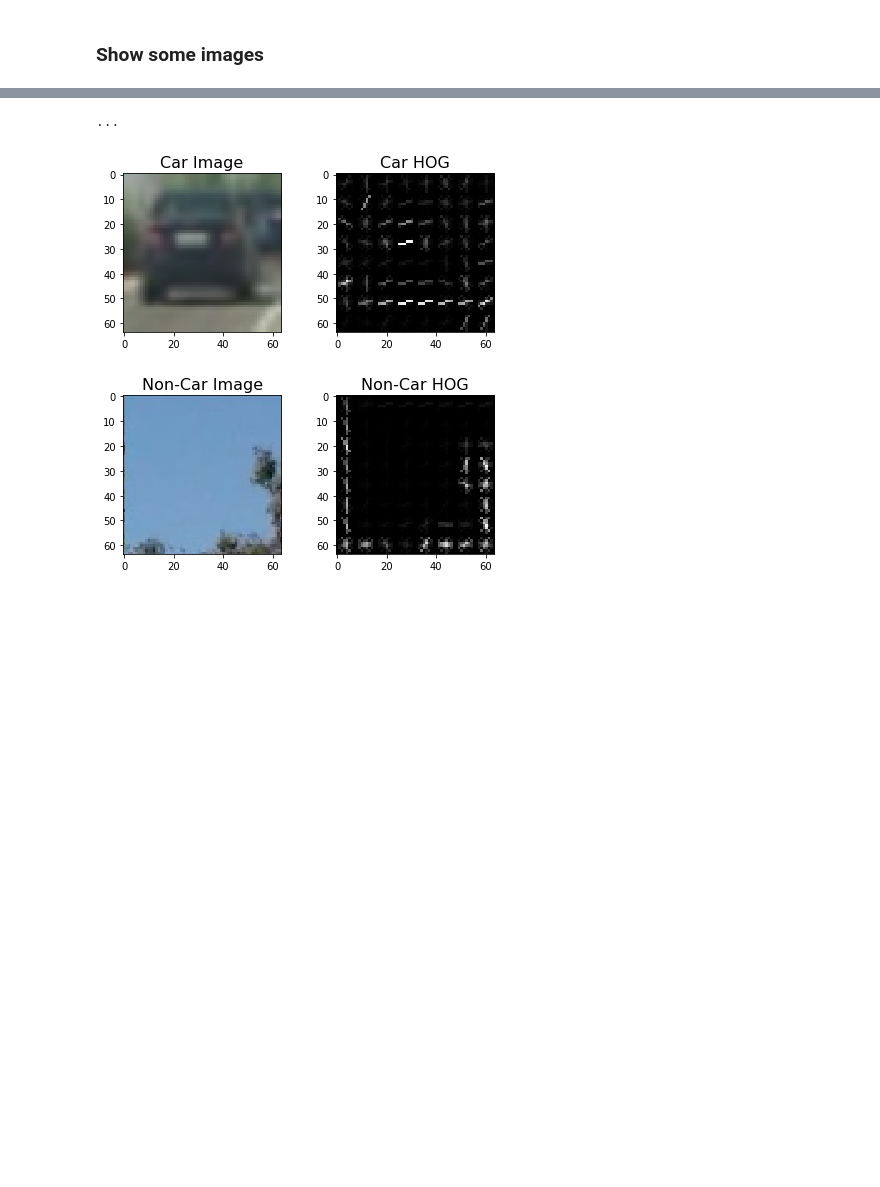
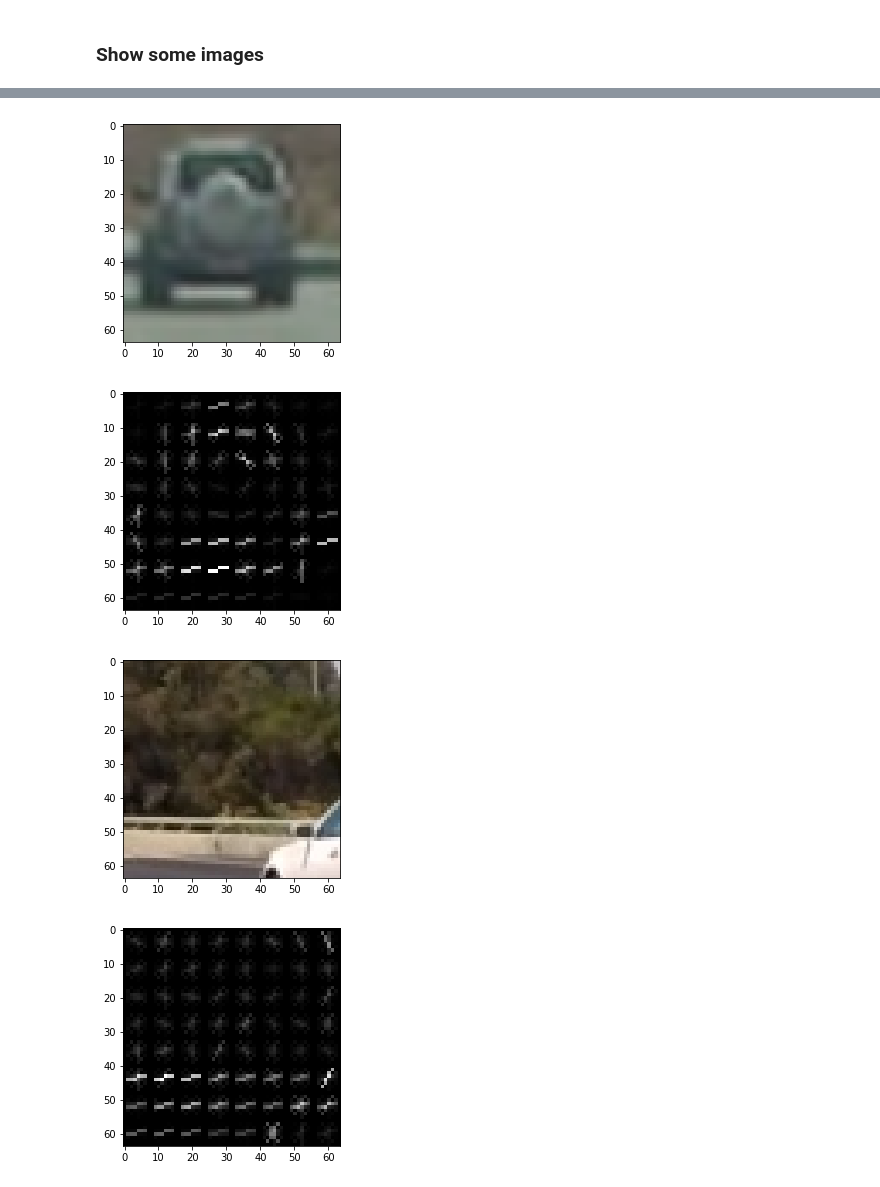
Before and after one commit to G-D-Petrov/VehicleDetection, a Jupyter notebook: VehicleDetection.ipynb, the cells around one changed output, grey strips where cells are left out. Cells and saved outputs as stored; diff of their text form; code cells hidden in the pictures; blank space fills up the shorter version.

```diff
--- a/VehicleDetection.ipynb
+++ b/VehicleDetection.ipynb
@@ -35,8 +35,3 @@ print(len(car_images), len(noncar_images))
 8792 8968
 # %% [markdown]
 ### Show some images
-# %%
-def imread(img_path, color_space=cv2.COLOR_BGR2RGB):
-    img = cv2.imread(img_path)
-    img = cv2.cvtColor(img, color_space)
-    return img
@@ -77,21 +67,44 @@ def extract_hog_features_visualise(img, orient, pix_per_cell, cell_per_block, fe
-# %%
-car_img = mpimg.imread(car_images[0])
-_, car_dst = extract_hog_features_visualise(car_img[:,:,2], 9, 8, 8, feature_vec=True)
-noncar_img = mpimg.imread(noncar_images[0])
-_, noncar_dst = extract_hog_features_visualise(noncar_img[:,:,2], 9, 8, 8, feature_vec=True)
-
-# Visualize
-f, ((ax1, ax2), (ax3, ax4)) = plt.subplots(2, 2, figsize=(7,7))
-f.subplots_adjust(hspace = .4, wspace=.2)
-ax1.imshow(car_img)
-ax1.set_title('Car Image', fontsize=16)
-ax2.imshow(car_dst, cmap='gray')
-ax2.set_title('Car HOG', fontsize=16)
-ax3.imshow(noncar_img)
-ax3.set_title('Non-Car Image', fontsize=16)
-ax4.imshow(noncar_dst, cmap='gray')
-ax4.set_title('Non-Car HOG', fontsize=16)
-print('...')
-# %% [output]
-...
-[figure, removed]
+# %%
+def get_hog_features(img, orient, pix_per_cell, cell_per_block, vis=False, feature_vec=True):
+    if vis == True: # Call with two outputs if vis==True to visualize the HOG
+        features, hog_image = hog(img, orientations=orient,
+                                  pixels_per_cell=(pix_per_cell, pix_per_cell),
+                                  cells_per_block=(cell_per_block, cell_per_block),
+                                  transform_sqrt=True,
+                                  visualise=vis, feature_vector=feature_vec)
+        return features, hog_image
+    else:      # Otherwise call with one output
+        features = hog(img, orientations=orient,
+                       pixels_per_cell=(pix_per_cell, pix_per_cell),
+                       cells_per_block=(cell_per_block, cell_per_block),
+                       transform_sqrt=True,
+                       visualise=vis, feature_vector=feature_vec)
+        return features
+
+# Define a function to compute binned color features
+def bin_spatial(img, size=(16, 16)):
+    return cv2.resize(img, size).ravel()
+
+# Define a function to compute color histogram features
+def color_hist(img, nbins=32):
+    ch1 = np.histogram(img[:,:,0], bins=nbins, range=(0, 256))[0]#We need only the histogram, no bins edges
+    ch2 = np.histogram(img[:,:,1], bins=nbins, range=(0, 256))[0]
+    ch3 = np.histogram(img[:,:,2], bins=nbins, range=(0, 256))[0]
+    hist = np.hstack((ch1, ch2, ch3))
+    return hist
+# %%
+car_img = cv2.imread(car_images[77])
+_, car_dst = get_hog_features(car_img[:,:,2], 9, 8, 8, vis=True, feature_vec=True)
+noncar_img = cv2.imread(noncar_images[77])
+_, noncar_dst = get_hog_features(noncar_img[:,:,2], 9, 8, 8, vis=True, feature_vec=True)
+
+# Visualize
+show_img(car_img, "CarIMG.jpg")
+show_img(car_dst, "CarHOG.jpg")
+show_img(noncar_img, "NonCarIMG.jpg")
+show_img(noncar_dst, "NonCarHOG.jpg")
+# %% [output]
+[figure, added]
+[figure, added]
+[figure, added]
+[figure, added]
```
Also changed, not shown: parts of 18 cells of this notebook, 17 other files.
